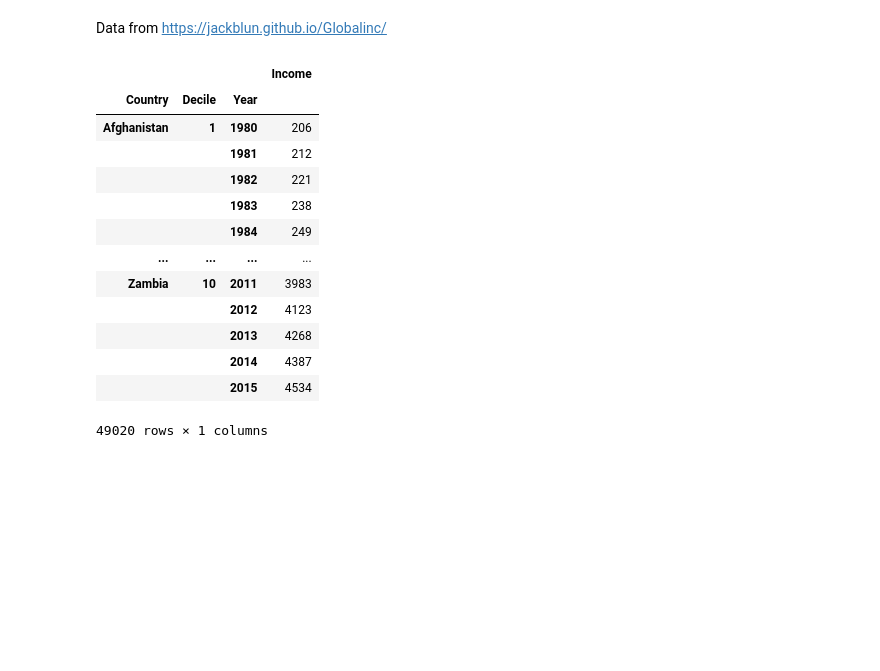
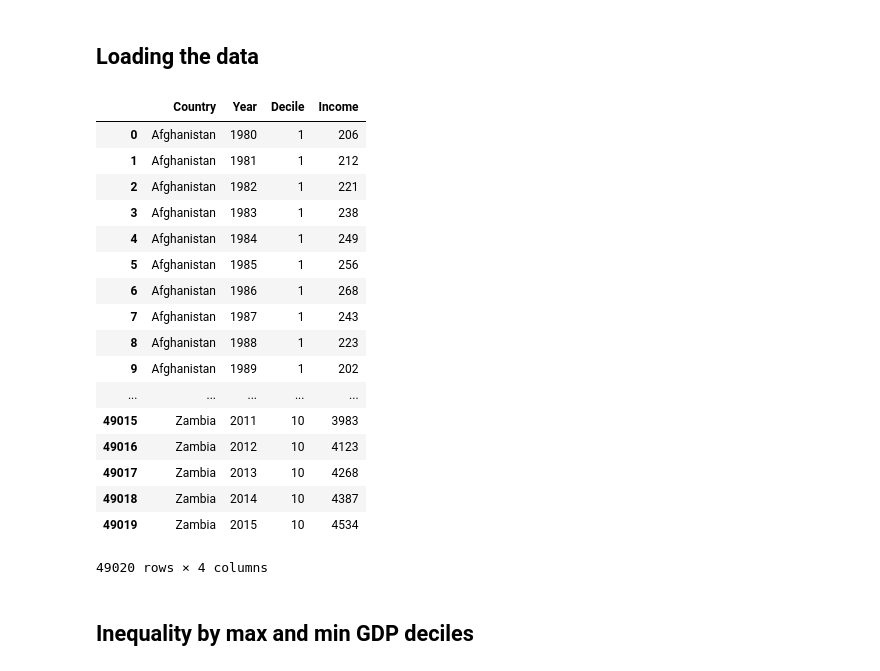
Before and after one commit to matiaslindgren/core-econ, a Jupyter notebook: 1/inequality.ipynb, the cells around one changed output. Drawn from its saved outputs; the diff is of its cells as text; code cells hidden in the pictures; blank space fills up the shorter version.

Commit message:
update inequality, add python deps

```diff
--- a/1/inequality.ipynb
+++ b/1/inequality.ipynb
@@ -1,9 +8,7 @@
 # %%
-%matplotlib inline
+import pandas as pd
+import numpy as np
+from bokeh.io import output_notebook, show
 
-import pandas as pd
-import seaborn as sns
-import matplotlib.pyplot as plt
-
-plt.rcParams["figure.dpi"] = 200
-sns.set_theme(style='white')
+output_notebook()
+pd.options.display.min_rows = 50
@@ -10,30 +18,35 @@ sns.set_theme(style='white')
-# %% [markdown]
-Data from https://jackblun.github.io/Globalinc/
+# %% [markdown]
+## Loading the data
 # %%
 data = pd.read_csv("data/GCIPrawdata.csv", header=2)
-data = data.melt(
+income = data.melt(
     id_vars=['Country', 'Year'],
     value_vars=[f'Decile {i} Income' for i in range(1, 11)],
     value_name='Income',
     var_name='Decile',
 )
-data.Decile = data.Decile.str.split(expand=True)[1].astype(int)
-income = data.set_index(['Country', 'Decile', 'Year'])
+income.Decile = income.Decile.str.split(expand=True)[1].astype(int)
 income
 # %% [output]
-|  |  |  | Income |
-| Country | Decile | Year |  |
-| Afghanistan | 1 | 1980 | 206 |
-|  |  | 1981 | 212 |
-|  |  | 1982 | 221 |
-|  |  | 1983 | 238 |
-|  |  | 1984 | 249 |
-| ... | ... | ... | ... |
-| Zambia | 10 | 2011 | 3983 |
-|  |  | 2012 | 4123 |
-|  |  | 2013 | 4268 |
-|  |  | 2014 | 4387 |
-|  |  | 2015 | 4534 |
+|  | Country | Year | Decile | Income |
+| 0 | Afghanistan | 1980 | 1 | 206 |
+| 1 | Afghanistan | 1981 | 1 | 212 |
+| 2 | Afghanistan | 1982 | 1 | 221 |
+| 3 | Afghanistan | 1983 | 1 | 238 |
+| 4 | Afghanistan | 1984 | 1 | 249 |
+| 5 | Afghanistan | 1985 | 1 | 256 |
+| 6 | Afghanistan | 1986 | 1 | 268 |
+| 7 | Afghanistan | 1987 | 1 | 243 |
+| 8 | Afghanistan | 1988 | 1 | 223 |
+| 9 | Afghanistan | 1989 | 1 | 202 |
+| ... | ... | ... | ... | ... |
+| 49015 | Zambia | 2011 | 10 | 3983 |
+| 49016 | Zambia | 2012 | 10 | 4123 |
+| 49017 | Zambia | 2013 | 10 | 4268 |
+| 49018 | Zambia | 2014 | 10 | 4387 |
+| 49019 | Zambia | 2015 | 10 | 4534 |
-49020 rows × 1 columns
+49020 rows × 4 columns
+# %% [markdown]
+## Inequality by max and min GDP deciles
 # %%
 def get_inequality(data):
```
Also changed, not shown: parts of 6 cells of this notebook, 2 other files.
